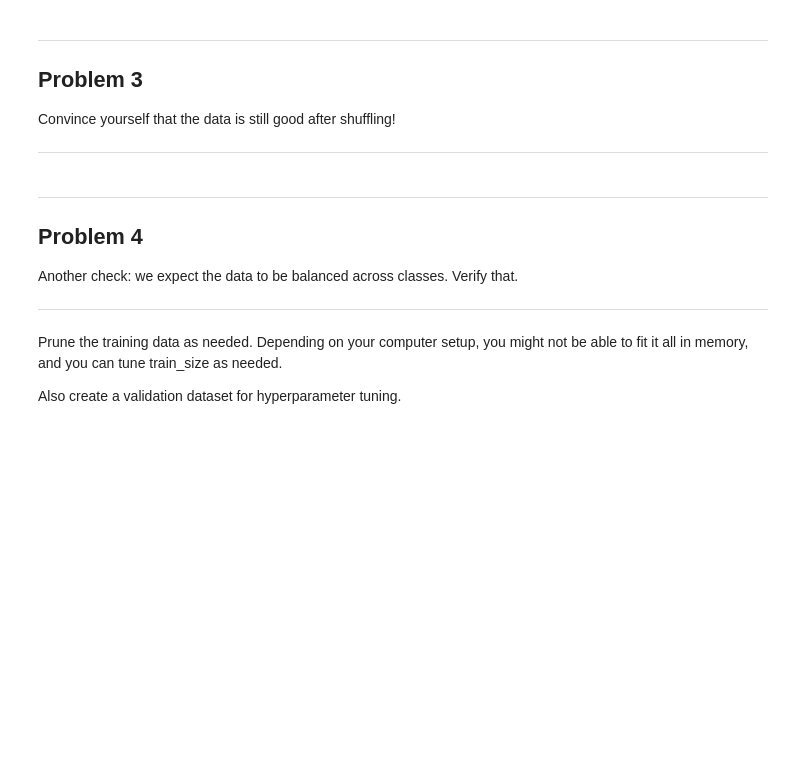
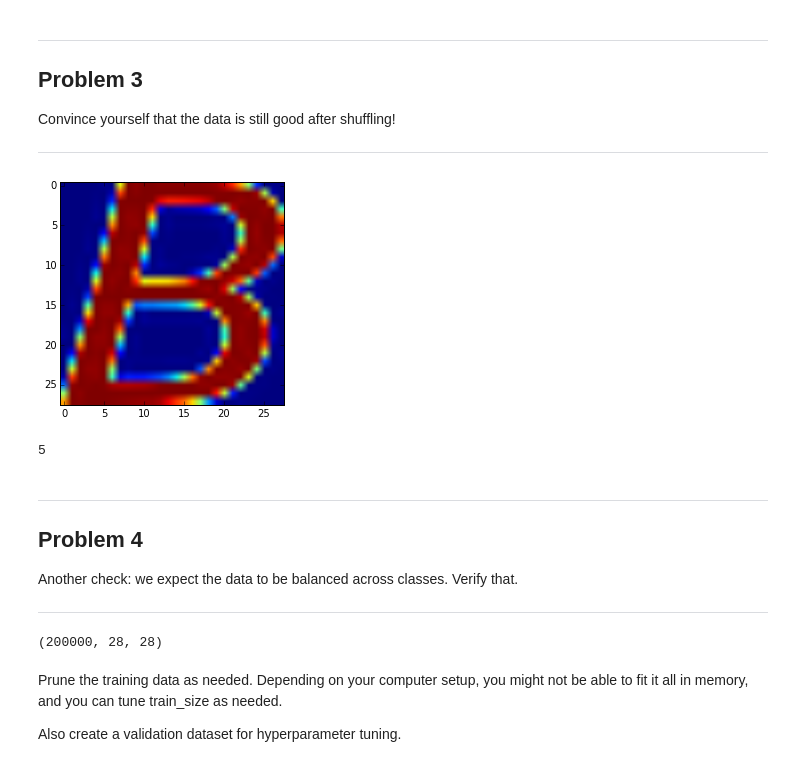
Before and after one commit to nlpet/studies, a Jupyter notebook: udacity/deep-learning/assignment1/1_notmnist.ipynb, the cells around one changed output. Drawn from its saved outputs; the diff is of its cells as text; code cells hidden in the pictures; blank space fills up the shorter version.

```diff
--- a/udacity/deep-learning/assignment1/1_notmnist.ipynb
+++ b/udacity/deep-learning/assignment1/1_notmnist.ipynb
@@ -199,6 +202,12 @@ Problem 3
 Convince yourself that the data is still good after shuffling!
 
 ---
+# %%
+plt.imshow(train_dataset[3])
+plt.show()
+# %% [output]
+[figure, added]
+5
 # %% [markdown]
 ---
 Problem 4
@@ -206,6 +215,10 @@ Problem 4
 Another check: we expect the data to be balanced across classes. Verify that.
 
 ---
+# %%
+train_dataset.shape
+# %% [output]
+(200000, 28, 28)
 # %% [markdown]
 Prune the training data as needed. Depending on your computer setup, you might not be able to fit it all in memory, and you can tune train_size as needed.
 
```
Also changed, not shown: parts of 6 cells of this notebook, 1 other file.
